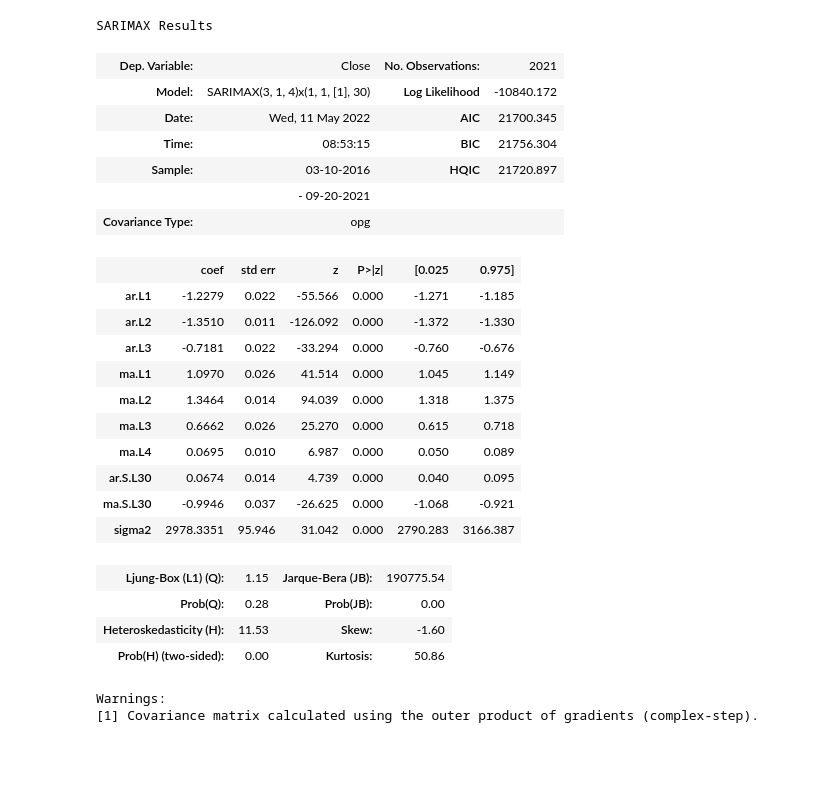
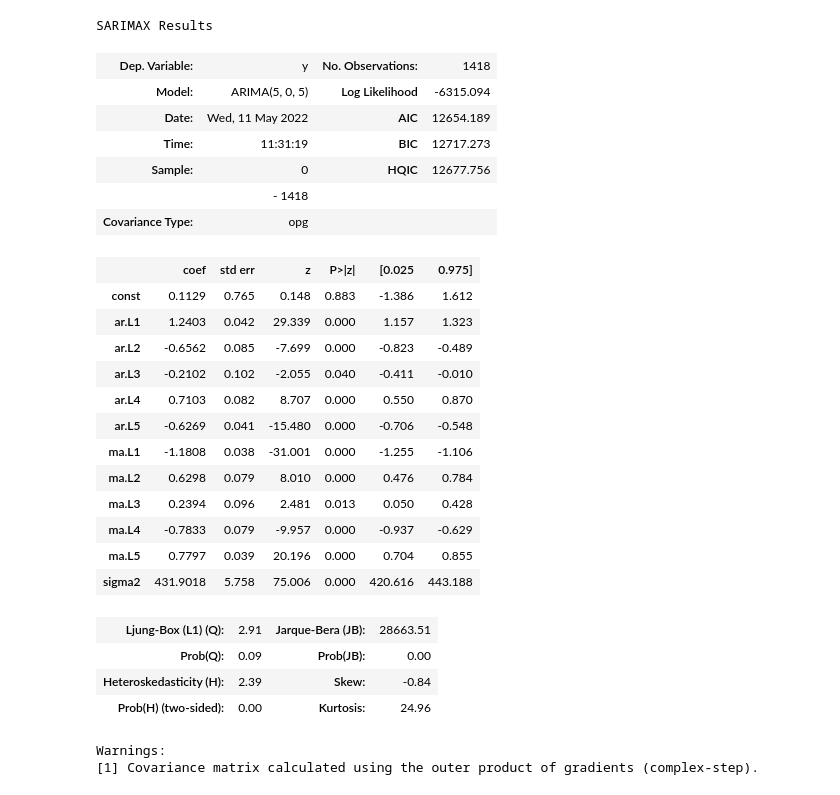
Before and after one commit to samin-al-wasee/ether-price-prediction-rnn-lstm, a Jupyter notebook: ether-price-prediction-arima.ipynb, the cells around one changed output. Drawn from its saved outputs; the diff is of its cells as text; code cells hidden in the pictures; blank space fills up the shorter version.

```diff
--- a/ether-price-prediction-arima.ipynb
+++ b/ether-price-prediction-arima.ipynb
@@ -33,0 +42,7 @@ def test_stationarity(data):
+# %%
+def difference(dataset, interval=1):
+    diff = list()
+    for i in range(interval, len(dataset)):
+        value = dataset[i] - dataset[i - interval]
+        diff.append(value)
+    return np.array(diff)
@@ -61,3 +74,5 @@ ether_data_close
+# %%
+ether_data_close = ether_data_close.iloc[:1577]
 # %%
 ether_data_close.info()
 # %% [output]
@@ -248,6 +121,6 @@ plt.show()
 # %%
-training_size = int(len(diff_rolling_mean) * 0.90)
-test_size = len(diff_rolling_mean) - training_size
+training_size = int(len(ether_data_close["Close"]) * 0.90)
+test_size = len(ether_data_close["Close"]) - training_size
 train_ether_data = ether_data_close[:training_size]
 test_ether_data = ether_data_close[training_size:]
 # %%
@@ -312,0 +135,2 @@ plt.show()
+# %%
+diff_close = difference(train_ether_data["Close"].values, 1)
@@ -313,30 +149,32 @@ plt.show()
 # %%
-arima_model = SARIMAX(train_ether_data["Close"], order=(3, 1, 4), seasonal_order=(1,1,1,30))
+arima_model = ARIMA(diff_close, order=(5, 0, 5))
 fitted_arima = arima_model.fit()
 fitted_arima.summary()
 # %% [output]
 SARIMAX Results
-| Dep. Variable: | Close | No. Observations: | 2021 |
-| Model: | SARIMAX(3, 1, 4)x(1, 1, [1], 30) | Log Likelihood | -10840.172 |
-| Date: | Wed, 11 May 2022 | AIC | 21700.345 |
-| Time: | 08:53:15 | BIC | 21756.304 |
-| Sample: | 03-10-2016 | HQIC | 21720.897 |
-|  | - 09-20-2021 |  |  |
+| Dep. Variable: | y | No. Observations: | 1418 |
+| Model: | ARIMA(5, 0, 5) | Log Likelihood | -6315.094 |
+| Date: | Wed, 11 May 2022 | AIC | 12654.189 |
+| Time: | 11:31:19 | BIC | 12717.273 |
+| Sample: | 0 | HQIC | 12677.756 |
+|  | - 1418 |  |  |
 | Covariance Type: | opg |  |  |
 |  | coef | std err | z | P>|z| | [0.025 | 0.975] |
-| ar.L1 | -1.2279 | 0.022 | -55.566 | 0.000 | -1.271 | -1.185 |
-| ar.L2 | -1.3510 | 0.011 | -126.092 | 0.000 | -1.372 | -1.330 |
-| ar.L3 | -0.7181 | 0.022 | -33.294 | 0.000 | -0.760 | -0.676 |
-| ma.L1 | 1.0970 | 0.026 | 41.514 | 0.000 | 1.045 | 1.149 |
-| ma.L2 | 1.3464 | 0.014 | 94.039 | 0.000 | 1.318 | 1.375 |
-| ma.L3 | 0.6662 | 0.026 | 25.270 | 0.000 | 0.615 | 0.718 |
-| ma.L4 | 0.0695 | 0.010 | 6.987 | 0.000 | 0.050 | 0.089 |
-| ar.S.L30 | 0.0674 | 0.014 | 4.739 | 0.000 | 0.040 | 0.095 |
-| ma.S.L30 | -0.9946 | 0.037 | -26.625 | 0.000 | -1.068 | -0.921 |
-| sigma2 | 2978.3351 | 95.946 | 31.042 | 0.000 | 2790.283 | 3166.387 |
+| const | 0.1129 | 0.765 | 0.148 | 0.883 | -1.386 | 1.612 |
+| ar.L1 | 1.2403 | 0.042 | 29.339 | 0.000 | 1.157 | 1.323 |
+| ar.L2 | -0.6562 | 0.085 | -7.699 | 0.000 | -0.823 | -0.489 |
+| ar.L3 | -0.2102 | 0.102 | -2.055 | 0.040 | -0.411 | -0.010 |
+| ar.L4 | 0.7103 | 0.082 | 8.707 | 0.000 | 0.550 | 0.870 |
+| ar.L5 | -0.6269 | 0.041 | -15.480 | 0.000 | -0.706 | -0.548 |
+| ma.L1 | -1.1808 | 0.038 | -31.001 | 0.000 | -1.255 | -1.106 |
+| ma.L2 | 0.6298 | 0.079 | 8.010 | 0.000 | 0.476 | 0.784 |
+| ma.L3 | 0.2394 | 0.096 | 2.481 | 0.013 | 0.050 | 0.428 |
+| ma.L4 | -0.7833 | 0.079 | -9.957 | 0.000 | -0.937 | -0.629 |
+| ma.L5 | 0.7797 | 0.039 | 20.196 | 0.000 | 0.704 | 0.855 |
+| sigma2 | 431.9018 | 5.758 | 75.006 | 0.000 | 420.616 | 443.188 |
-| Ljung-Box (L1) (Q): | 1.15 | Jarque-Bera (JB): | 190775.54 |
-| Prob(Q): | 0.28 | Prob(JB): | 0.00 |
-| Heteroskedasticity (H): | 11.53 | Skew: | -1.60 |
-| Prob(H) (two-sided): | 0.00 | Kurtosis: | 50.86 |
+| Ljung-Box (L1) (Q): | 2.91 | Jarque-Bera (JB): | 28663.51 |
+| Prob(Q): | 0.09 | Prob(JB): | 0.00 |
+| Heteroskedasticity (H): | 2.39 | Skew: | -0.84 |
+| Prob(H) (two-sided): | 0.00 | Kurtosis: | 24.96 |
 Warnings:
 [1] Covariance matrix calculated using the outer product of gradients (complex-step).
```
Also changed, not shown: parts of 29 cells of this notebook.
